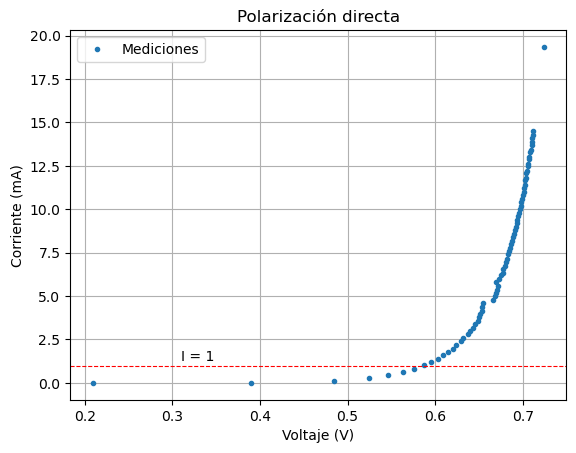
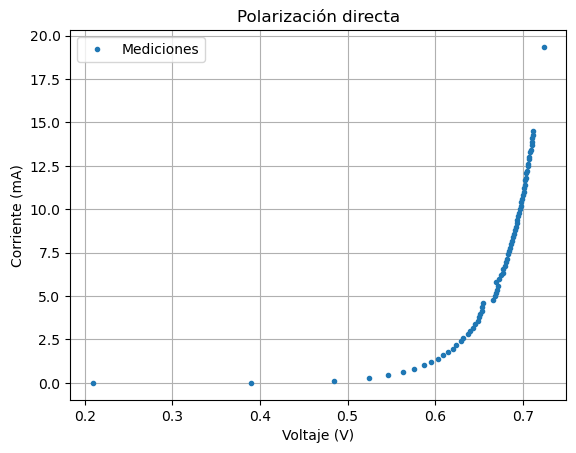
Code edit (unified diff) that turned the first committed figure into the second:
--- before
+++ after
@@ -24,5 +24,5 @@
     func_x_filtrada = []
     for i in range(len(func_y)):
-        if func_y[i] > 1:
+        if func_y[i] > 0.001:
             func_y_filtrada.append(func_y[i])
             func_x_filtrada.append(func_x[i])
@@ -32,6 +32,6 @@
 plt.title('Polarización directa')
 plt.xlabel('Voltaje (V)'), plt.ylabel('Corriente (mA)')
-plt.axhline(y=1, color='red', linestyle='--', linewidth=0.8)
-plt.text(0.31,1.25,'I = 1')
+#plt.axhline(y=1, color='red', linestyle='--', linewidth=0.8)
+#plt.text(0.31,1.25,'I = 1')
 plt.legend()
 plt.grid()

Commit: +Datos